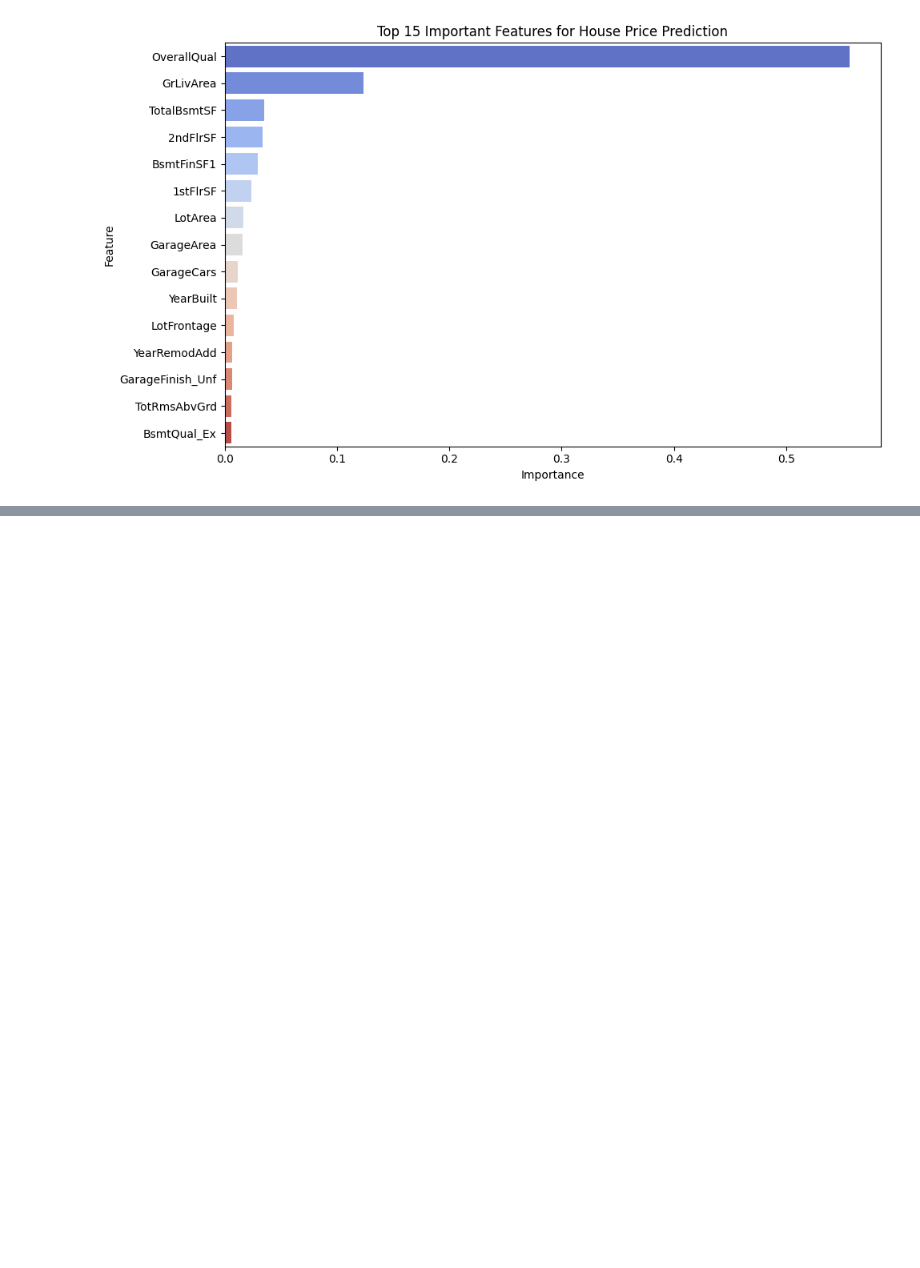
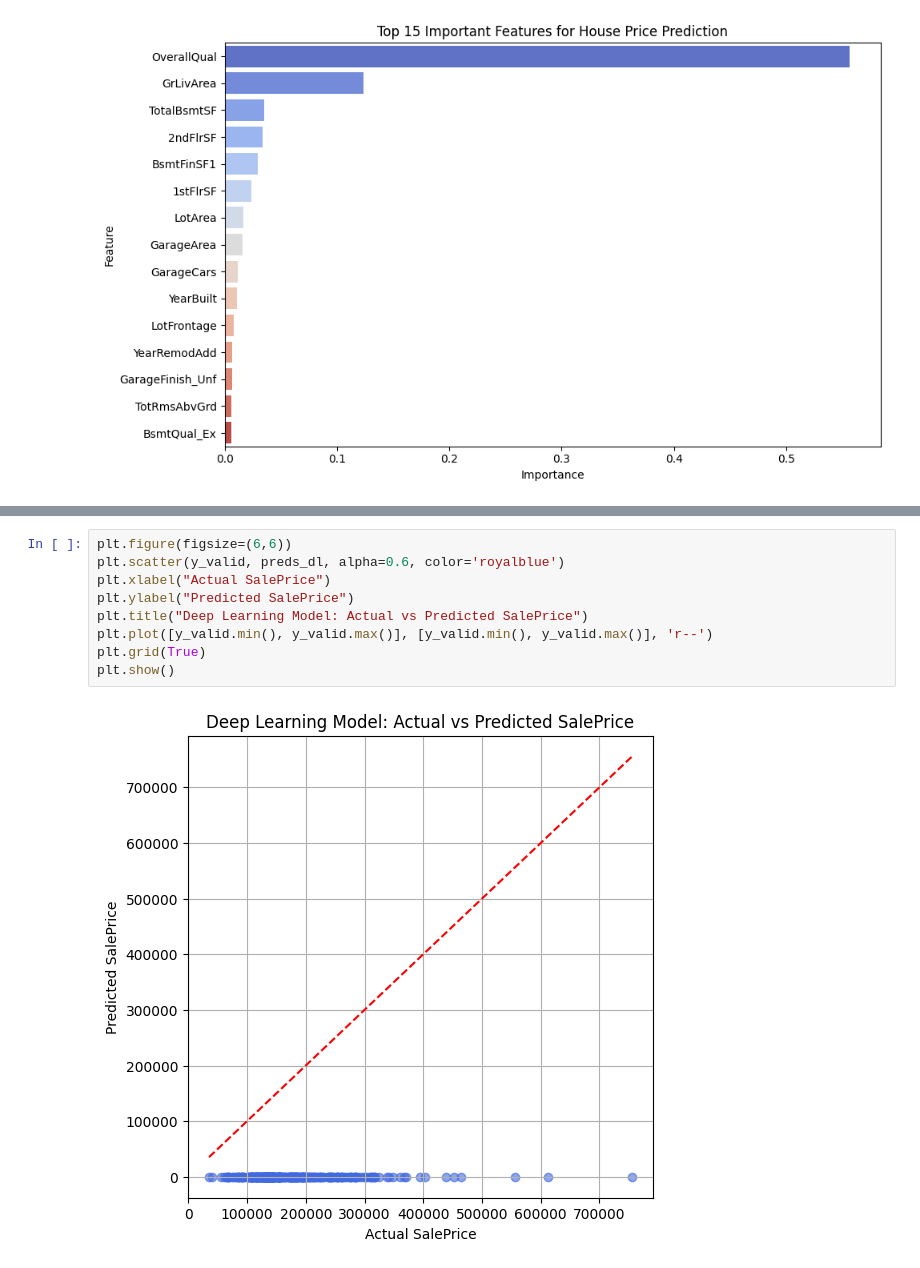
Before and after one commit to Yenyang123/6006CEM-ML-Assignment, a Jupyter notebook: regression_houseprice.ipynb, the cells around one changed output, grey strips where cells are left out. Drawn from its saved outputs; the diff is of its cells as text; blank space fills up the shorter version.

```diff
--- a/regression_houseprice.ipynb
+++ b/regression_houseprice.ipynb
@@ -209,0 +225,11 @@ Epoch 100/100
+# %%
+plt.figure(figsize=(6,6))
+plt.scatter(y_valid, preds_dl, alpha=0.6, color='royalblue')
+plt.xlabel("Actual SalePrice")
+plt.ylabel("Predicted SalePrice")
+plt.title("Deep Learning Model: Actual vs Predicted SalePrice")
+plt.plot([y_valid.min(), y_valid.max()], [y_valid.min(), y_valid.max()], 'r--')
+plt.grid(True)
+plt.show()
+# %% [output]
+[figure, added]
```
Also changed, not shown: parts of 3 cells of this notebook.
